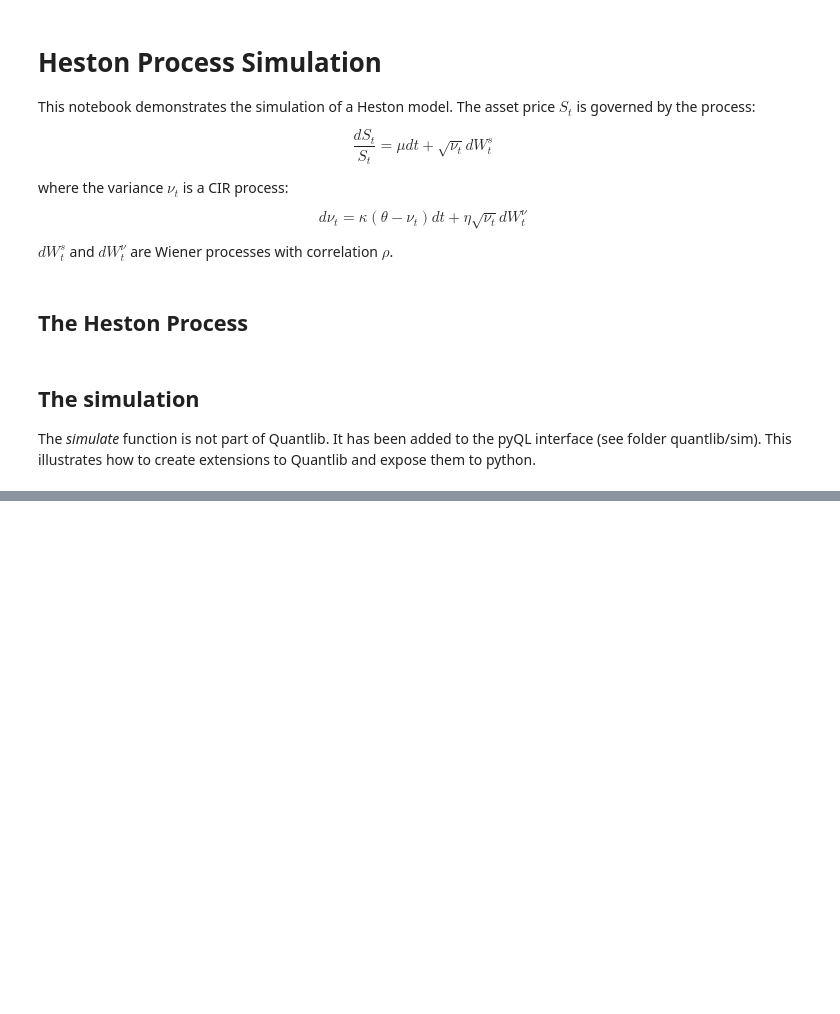
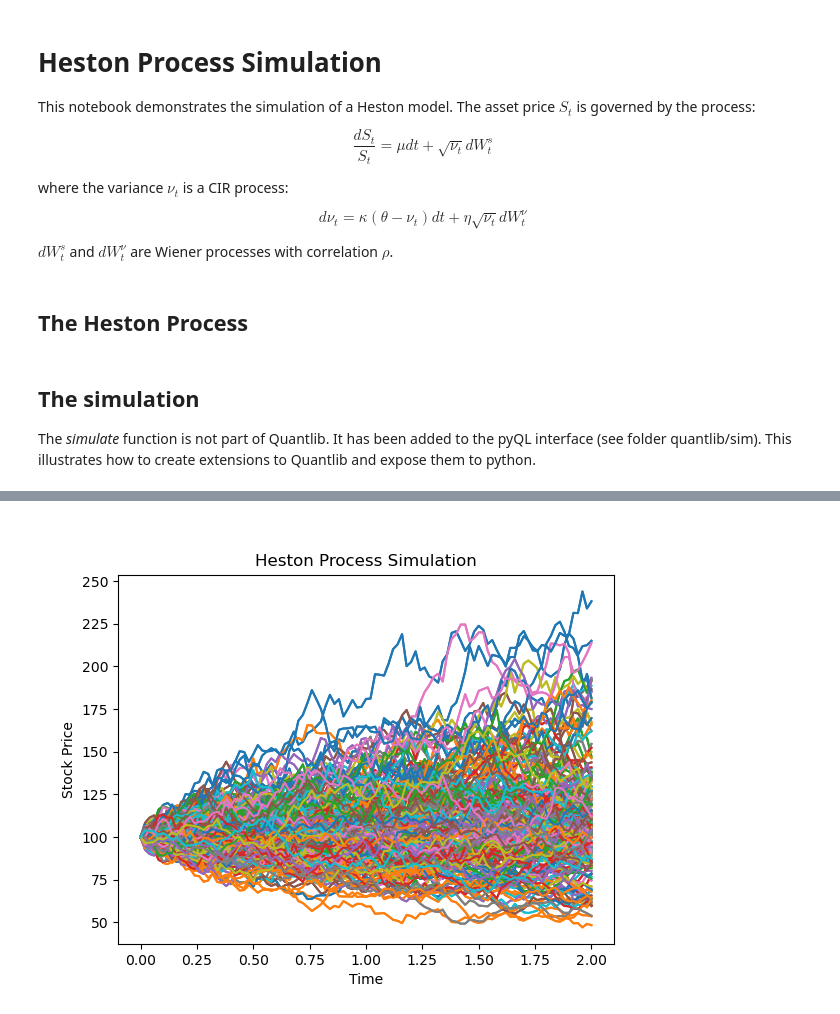
Before and after one commit to enthought/pyql, a Jupyter notebook: examples/notebooks/HestonSimulation.ipynb, the cells around one changed output, grey strips where cells are left out. Saved outputs shown, nothing was run; the diff lists cells and outputs as text; code cells hidden in the pictures; blank space fills up the shorter version.

```diff
--- a/examples/notebooks/HestonSimulation.ipynb
+++ b/examples/notebooks/HestonSimulation.ipynb
@@ -64,9 +64,7 @@ The simulation
 
 The *simulate* function is not part of Quantlib. It has been added to the pyQL interface (see folder quantlib/sim). This illustrates how to create extensions to Quantlib and expose them to python.
 # %%
-%matplotlib nbagg
-
-import pylab as pl
+from matplotlib import pyplot as plt
 from quantlib.sim.simulate import simulate_process
 from quantlib.time_grid import TimeGrid
 
@@ -79,9 +77,9 @@ seed = 12345
 grid = TimeGrid(horizon, steps)
 res = simulate_process(process, paths, grid, seed)
 
-pl.plot(list(grid), res)
-pl.xlabel('Time')
-pl.ylabel('Stock Price')
-pl.title('Heston Process Simulation')
-pl.show()
+plt.plot(list(grid), res)
+plt.xlabel('Time')
+plt.ylabel('Stock Price')
+plt.title('Heston Process Simulation')
+plt.show()
 # %% [output]
@@ -89,0 +86 @@ pl.show()
+[figure, added]
```
Also changed, not shown: parts of 1 cell of this notebook, 9 other files.
